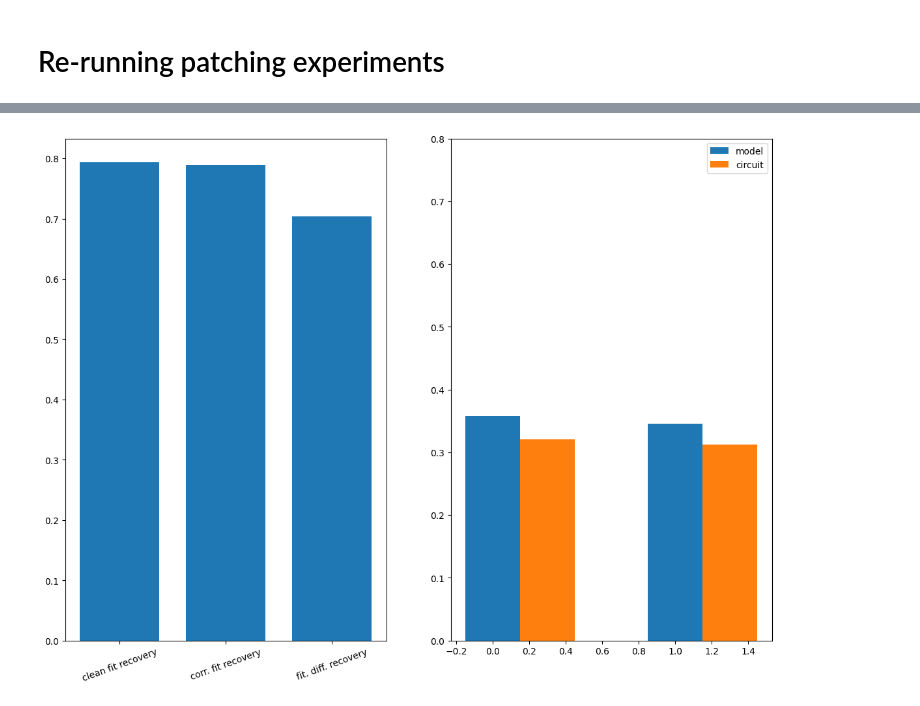
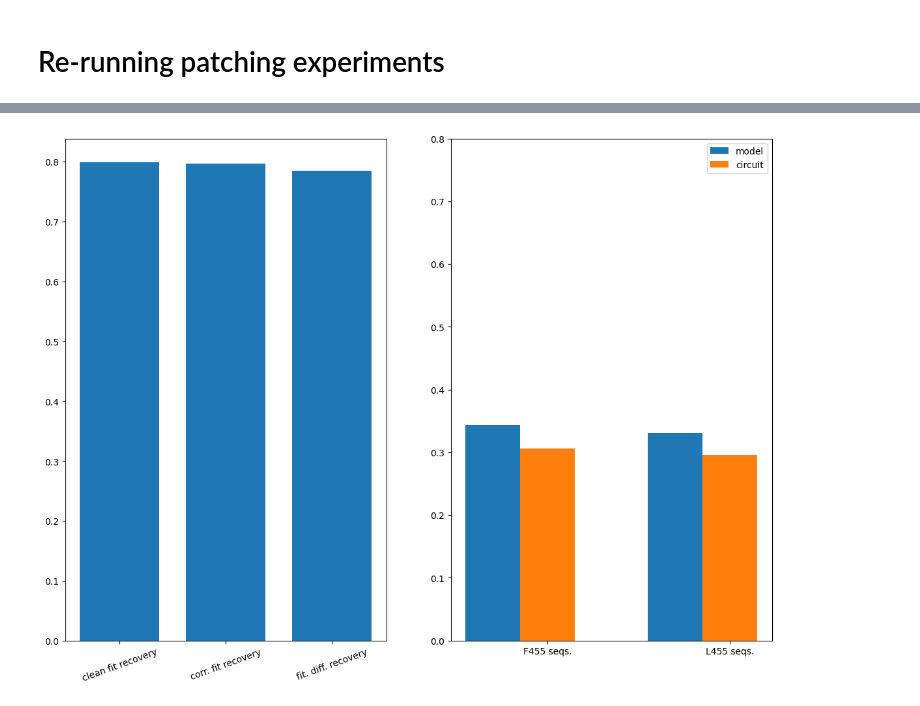
Before and after one commit to blab/mutational-embedding-vectors, a Jupyter notebook: notebooks/plm_circuits/ex24_covfit_circ_eval.ipynb, the cells around one changed output, grey strips where cells are left out. Cells and saved outputs as stored; diff of their text form; code cells hidden in the pictures.

```diff
--- a/notebooks/plm_circuits/ex24_covfit_circ_eval.ipynb
+++ b/notebooks/plm_circuits/ex24_covfit_circ_eval.ipynb
@@ -320,8 +320,8 @@ logit_id = original_task_id_infos["fitness_USA"]
 N = 455
 np.random.seed(30)
 num_L_muts = len([x for x in all_uniq_seqs if x[N-1] == "L"])
-orig_seq_idx = np.random.permutation(np.arange(num_L_muts))[:200]
-# orig_seq_idx = np.random.permutation(np.arange(num_L_muts))[:100]
+# orig_seq_idx = np.random.permutation(np.arange(num_L_muts))[:200]
+orig_seq_idx = np.random.permutation(np.arange(num_L_muts))[:100]
 
 orig_idx = list(np.array([x for x in all_uniq_seqs if x[N-1] == "L"])[orig_seq_idx])
 new_idx = [x[:N-1] + "F" + x[N:] for x in orig_idx]
@@ -469,27 +505,13 @@ mlp_range[[0,2,8,11,14,15,16,*list(range(18,26,1)),*list(range(26,32,1))]] = Fal
 # %%
-batch_dim = 40
-attn_names = [utils.get_act_name("z", layer) for layer in range(hooked_esm.cfg.n_layers)]
-mlp_names = [f"blocks.{layer}.hook_mlp_out" for layer in range(hooked_esm.cfg.n_layers)]
-
-l_ablate_logits = torch.empty(clean_toks.shape[0]).to(device)
-f_ablate_logits = torch.empty(clean_toks.shape[0]).to(device)
-
-for i in range(0,clean_toks.shape[0],batch_dim):
-    verbose = True if i == 0 else False
-    batch_L = orig_toks[i:(i+batch_dim)]
-    batch_F = new_toks[i:(i+batch_dim)]
-    batch_ablate = ablate_toks[i:(i+batch_dim)]
-
-    _, ablate_cache = hooked_esm.run_with_cache(batch_ablate, names_filter=[*attn_names, *mlp_names])
-
-    l_ablate_logits[i:(i+batch_dim)] = run_mean_ablate(hooked_esm, batch_L, ablate_cache, head_range=head_range, mlp_range=mlp_range, verbose=verbose) # only need to see the verbose output once
-    torch.cuda.empty_cache()
-    f_ablate_logits[i:(i+batch_dim)] = run_mean_ablate(hooked_esm, batch_F, ablate_cache, head_range=head_range, mlp_range=mlp_range, verbose=False)
-    torch.cuda.empty_cache()
-
-    del _
-    del ablate_cache
-    torch.cuda.empty_cache()
+l_ablate_logits, f_ablate_logits = run_mean_ablate_batched(
+    hooked_esm,
+    batch_dim=80,
+    orig_toks=orig_toks,
+    new_toks=new_toks,
+    ablate_toks=ablate_toks,
+    head_range=head_range,
+    mlp_range=mlp_range
+)
 # %% [output]
 excluding heads: 1-tensor([ 0,  1,  2,  3,  4,  5,  6,  7,  8,  9, 10, 11, 12, 13, 14, 16, 17, 18,
         19])
@@ -524,15 +546,17 @@ actual diff                   :         0.01261
 # %%
 fig, ax = plt.subplots(1,2,figsize=(14,10))
 ax[0].bar([i*0.4 for i in range(3)], [t1,t2,t3], width=0.3)
 ax[0].set_xticks([i*0.4 for i in range(3)])
 ax[0].set_xticklabels(["clean fit recovery", "corr. fit recovery", "fit. diff. recovery"], rotation=20)
 ax[1].bar(list(range(2)), [new_output.mean().cpu().numpy(), orig_output.mean().cpu().numpy()],width=0.3, label="model")
 ax[1].bar([i+0.3 for i in range(2)], [f_ablate_logits.mean().cpu().numpy(), l_ablate_logits.mean().cpu().numpy()], width=0.3, label="circuit")
 ax[1].legend()
 ax[1].set_ylim([0,0.8])
+ax[1].set_xticks([0.3, 1.3])
+ax[1].set_xticklabels(["F455 seqs.", "L455 seqs."])
 plt.show()
 # %% [output]
-[figure, old version]
+[figure, new version]
 # %%
 num_data = f_ablate_logits.shape[0]
 predicted_diff = (f_ablate_logits - l_ablate_logits).cpu().numpy()
```
Also changed, not shown: parts of 50 cells of this notebook.
